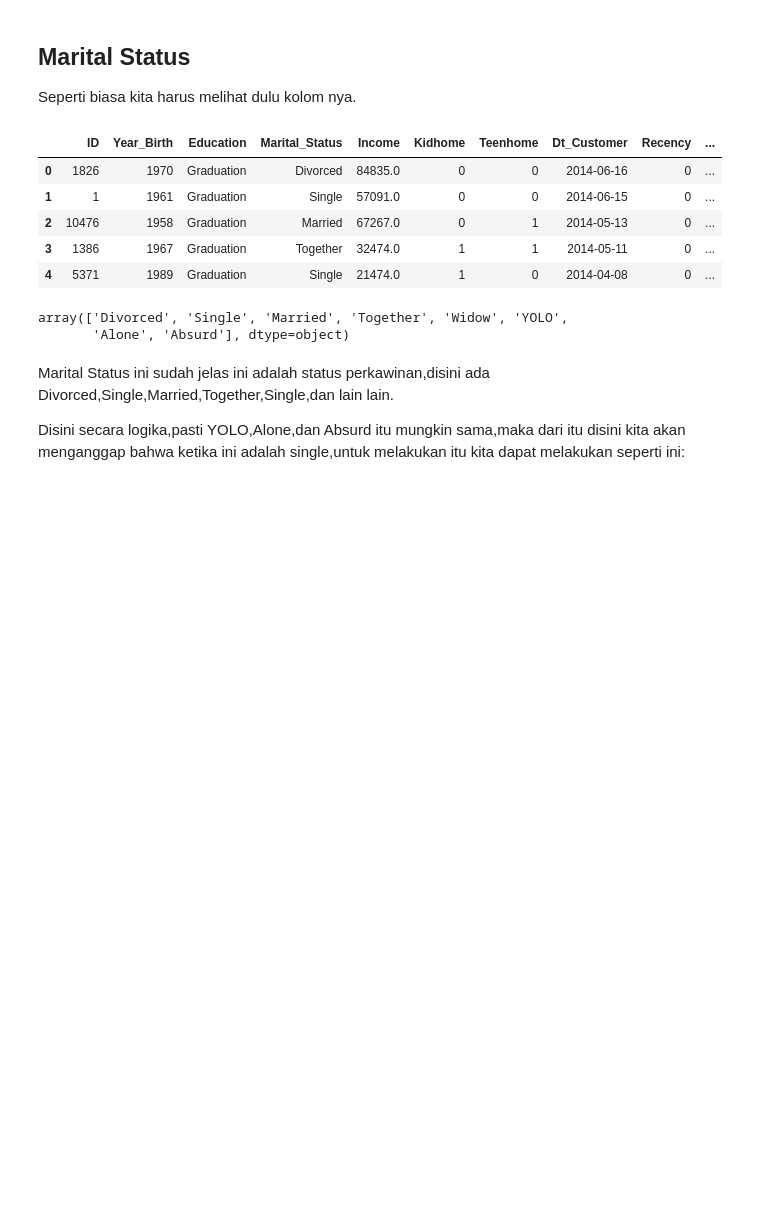
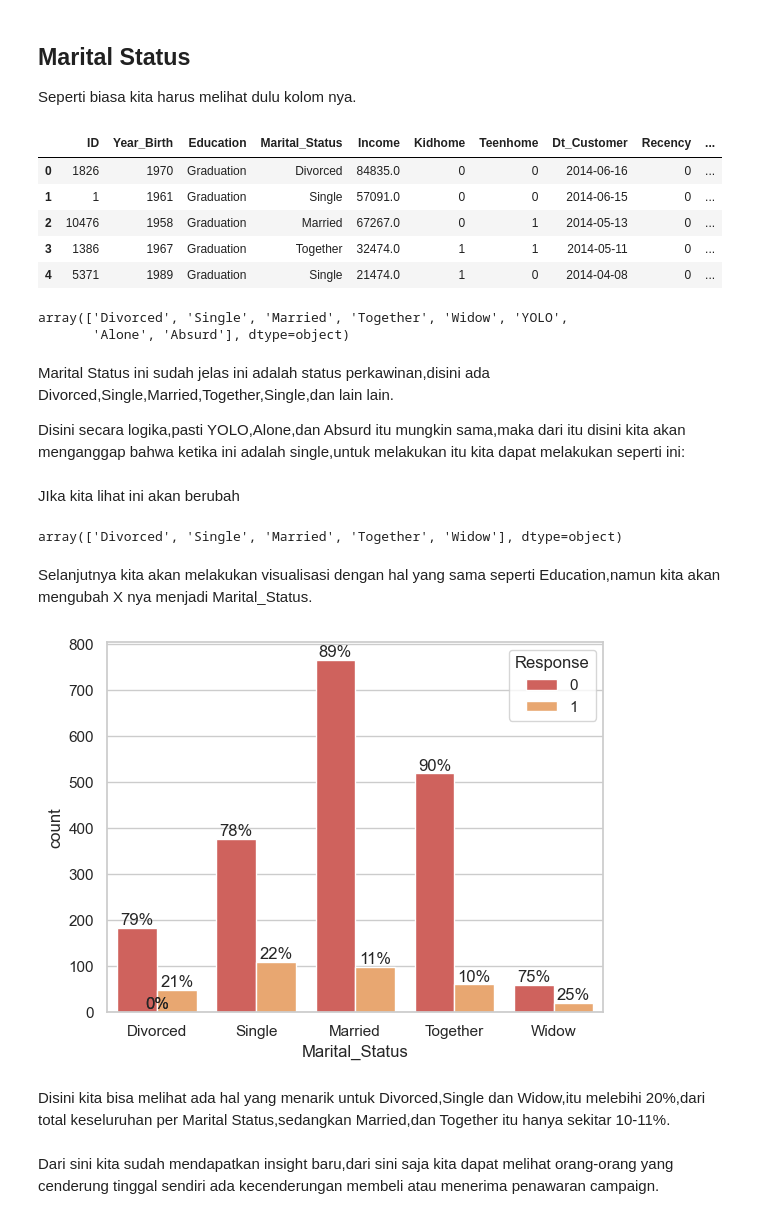
Before and after one commit to 1amkaizen/belajar-data-analyst, a Jupyter notebook: praktek.ipynb, the cells around one changed output. Cells and saved outputs as stored; diff of their text form; code cells hidden in the pictures; blank space fills up the shorter version.

```diff
--- a/praktek.ipynb
+++ b/praktek.ipynb
@@ -504,3 +504,22 @@ Marital Status ini sudah jelas ini adalah status perkawinan,disini ada Divorced,
 Disini secara logika,pasti YOLO,Alone,dan Absurd itu mungkin sama,maka dari itu disini kita akan menganggap bahwa ketika ini adalah single,untuk melakukan itu kita dapat melakukan seperti ini:
 # %%
 df['Marital_Status'] = df['Marital_Status'].apply(lambda x: 'Single' if str(x) in ['YOLO', 'Alone' , 'Absurd'] else str(x))
+# %% [markdown]
+JIka kita lihat ini akan berubah
+# %%
+df.Marital_Status.unique()
+# %% [output]
+array(['Divorced', 'Single', 'Married', 'Together', 'Widow'], dtype=object)
+# %% [markdown]
+Selanjutnya kita akan melakukan visualisasi dengan hal yang sama seperti Education,namun kita akan mengubah X nya menjadi Marital_Status.
+# %%
+ax = sns.countplot(x='Marital_Status', hue='Response', data=df)
+barPerc(df, 'Marital_Status', ax)
+
+# Ada kecenderungan jika customer tinggal sendiri/membiayai sendiri hidup cenderung membeli/menerima penawaran campaign
+# %% [output]
+[figure, added]
+# %% [markdown]
+Disini kita bisa melihat ada hal yang menarik untuk Divorced,Single dan Widow,itu melebihi 20%,dari total keseluruhan per Marital Status,sedangkan Married,dan Together itu hanya sekitar 10-11%.
+# %% [markdown]
+Dari sini kita sudah mendapatkan insight baru,dari sini saja kita dapat melihat orang-orang yang cenderung tinggal sendiri ada kecenderungan membeli atau menerima penawaran campaign.
```
